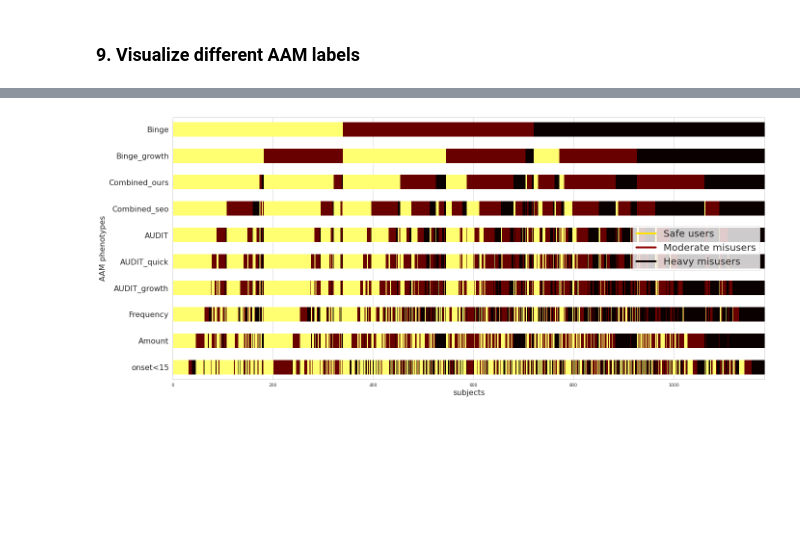
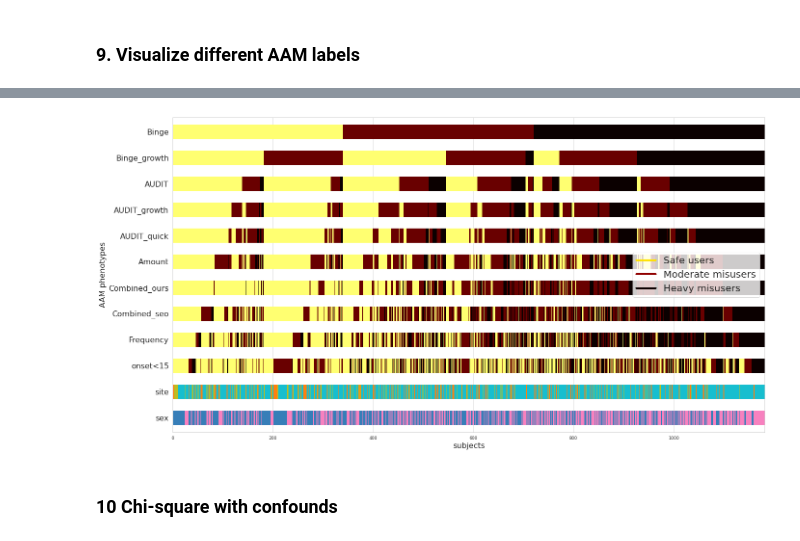
Before and after one commit to RoshanRane/ML_for_IMAGEN, a Jupyter notebook: MLpipelines/plot_results.ipynb, the cells around one changed output, grey strips where cells are left out. Cells and saved outputs as stored; diff of their text form; code cells hidden in the pictures; blank space fills up the shorter version.

Commit message:
chi-square results visualization

```diff
--- a/MLpipelines/plot_results.ipynb
+++ b/MLpipelines/plot_results.ipynb
@@ -842,62 +845,76 @@ final_df
 # %%
 from matplotlib.lines import Line2D
 
-def plot_subject_classes(df, ax, sort_order=[], lw=10):
+def plot_subject_classes(df, ax, confs=[], sort_order=[], lw=10):
 
     if sort_order: df= df.sort_values(sort_order)
 
+    # generate for confounds first
+    cmap_conf = ['Set1', 'tab10']
+    for ii, lbl in enumerate(confs):
+        # convert the values to categorical values|
+        indices = df[lbl].astype("category").cat.codes
+        # Visualize the results
+        ax.scatter(range(len(indices)), [ii + .5] * len(indices),
+                   c=indices, marker='_', lw=lw, cmap=cmap_conf[ii],
+                   vmin=-.2, vmax=1.2, label=lbl)
+
+    # drop the confounds now
+    df = df[[c for c in df.columns if c not in confs]]
+
+    # generate for labels (all the remaining columns)
     cmap =plt.cm.hot_r
     fs=16
-    # Generate the training/testing visualizations for each CV split
     for ii, lbl in enumerate(df):
-        # Fill in indices with the training/test groups
         indices = df[lbl].values
-
         # Visualize the results
-        ax.scatter(range(len(indices)), [ii + .5] * len(indices),
+        ax.scatter(range(len(indices)), [ii + len(confs) + .5] * len(indices),
                    c=indices, marker='_', lw=lw, cmap=cmap,
                    vmin=-.2, vmax=1.2, label=lbl)
 
-    ax.set_yticks(np.arange(len(df.columns)) + .5)
-    ax.set_yticklabels(df.columns.values, fontsize=fs)
+    ax.set_yticks(np.arange(len(confs)+len(df.columns)) + .5)
+    ax.set_yticklabels(confs+df.columns.values.tolist(), fontsize=fs)
     ax.set_ylabel('AAM phenotypes', fontsize=fs)
     ax.set_xlabel('subjects', fontsize=fs)
     ax.set_xlim([0, len(df)])
 
     plt.legend([Line2D([0], [0], color=cmap(0.3), lw=4),
                 Line2D([0], [0], color=cmap(0.8), lw=4),
                 Line2D([0], [0], color=cmap(1.0), lw=4)],
                ['Safe users','Moderate misusers', 'Heavy misusers'],
               fontsize=fs+4,
               loc="center right")
 
-    cmap_conf = plt.cm.Paired
+
 #     # Plot the data classes and groups at the end
 #     ax.scatter(range(len(X)), [ii + 1.5] * len(X),
 #                c=y, marker='_', lw=lw, cmap=cmap_conf)
 
 #     ax.scatter(range(len(X)), [ii + 2.5] * len(X),
 #                c=group, marker='_', lw=lw, cmap=cmap_conf)
 
 #     # Formatting
 #     yticklabels = list(range(n_splits)) + ['class', 'group']
 #     ax.set(yticks=np.arange(n_splits+2) + .5, yticklabels=yticklabels,
 #            xlabel='Sample index', ylabel="CV iteration",
 #            ylim=[n_splits+2.2, -.2], xlim=[0, 100])
 #     ax.set_title('{}'.format(type(cv).__name__), fontsize=15)
     return ax
+
+##################################################################################################
+# sort_order = ["Binge", "Binge_growth", "Combined_ours",
+#               "Combined_seo", "AUDIT", "AUDIT_quick", "AUDIT_growth",
+#               "Frequency", "Amount", "onset<15"]
+sort_order = [n for n in sorted(final_df.columns) if "binge" in n.lower()] + [n for n in sorted(final_df.columns) if "binge" not in n.lower()]
+fig, ax = plt.subplots(figsize=(22,len(sort_order)))
+final_df = final_df.reindex(columns=reversed(sort_order))
+
+cv = StratifiedKFold(n_splits, shuffle=False)
+plot_subject_classes(final_df, ax, confs=confs,
+                     sort_order=sort_order,
+                     lw=30)
+plt.show()
+# %% [output]
+[figure, added]
-# %%
-fig, ax = plt.subplots(figsize=(22,10))
-
-sort_order = ["Binge", "Binge_growth", "Combined_ours",
-              "Combined_seo", "AUDIT", "AUDIT_quick", "AUDIT_growth",
-              "Frequency", "Amount", "onset<15"]
-final_df = final_df.reindex(columns=reversed(sort_order))
-
-cv = StratifiedKFold(n_splits, shuffle=False)
-plot_subject_classes(final_df, ax,
-                     sort_order=sort_order,
-                     lw=30)
-plt.show()
-# %% [output]
-[figure, removed]
+# %% [markdown]
+### 10 Chi-square with confounds
```
Also changed, not shown: parts of 4 cells of this notebook.
